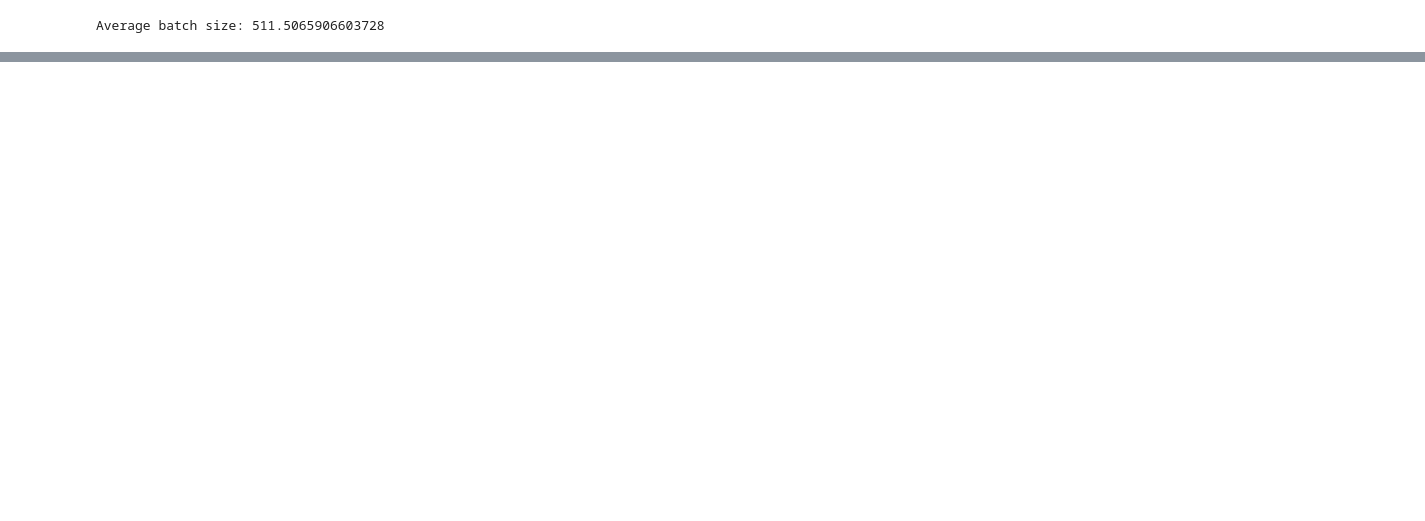
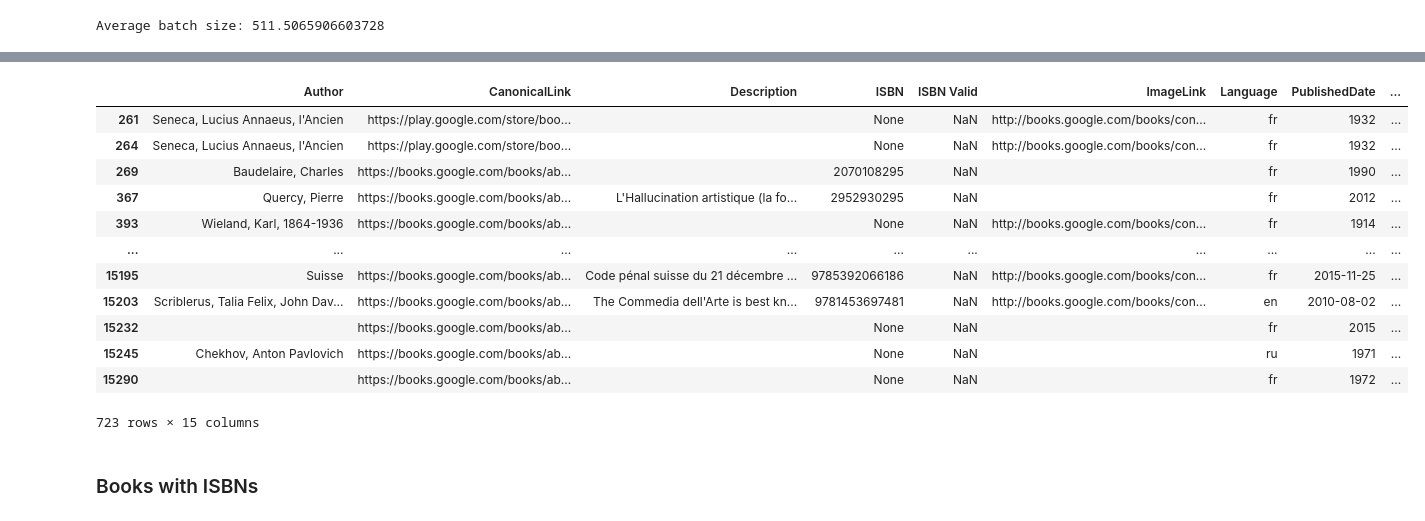
Before and after one commit to ML-brooowss/ML, a Jupyter notebook: data_enhancing.ipynb, the cells around one changed output, grey strips where cells are left out. Cells and saved outputs as stored; diff of their text form; code cells hidden in the pictures; blank space fills up the shorter version.

```diff
--- a/data_enhancing.ipynb
+++ b/data_enhancing.ipynb
@@ -78,13 +45,14 @@ embeddings = []
 # %%
 # Configure your API key
-genai.configure(api_key="AIzaSyAnsLr0ino2o20MUEsZcY4kq2UhvS1RDI4")
+genai.configure(api_key=GOOGLE_API_KEY)
 
 # The name of the embedding model
 embedding_model_name = 'models/embedding-001'
 
+embeddings = []
 batch_size = 400
 # Loop through the items in batches
-for i in range(12800, len(items), batch_size):
+for i in range(0, len(items), batch_size):
     batch = items.iloc[i:i+batch_size]
     texts_to_embed = batch['google_api_title'].tolist()
     responses = genai.embed_content(model=embedding_model_name, content=texts_to_embed)
@@ -98,0 +188,4 @@ items['embedded_title'] = embeddings
+# %%
+nan_books = items[items['ISBN Valid'].isna()]
+# %%
+enhanced_missing_isbn = nan_books['google_api_title'].apply(get_book_info_by_title)
@@ -98,0 +210,9 @@ items['embedded_title'] = embeddings
+# %%
+# Step 1: Handle NaNs
+safe_results = [x if isinstance(x, dict) else {} for x in enhanced_missing_isbn]
+# Step 2: Convert to DataFrame
+info_df = pd.DataFrame(safe_results, index=nan_books.index)
+# Handle subjects list -> sentence
+info_df["Subjects"] = info_df["Subjects"].apply(
+    lambda x: ", ".join(x) if isinstance(x, list) else ""
+)
@@ -99 +233,20 @@ items['embedded_title'] = embeddings
+# %%
+# Step 3: Combine with original DataFrame
+# handle the subjects format first: from list to comma separated sentence
+nan_books_enhanced = nan_books.combine_first(info_df)
+nan_books_enhanced
+# %% [output]
+|  | Author | CanonicalLink | Description | ISBN | ISBN Valid | ImageLink | Language | PublishedDate | ... |
+| 261 | Seneca, Lucius Annaeus, l'Ancien | https://play.google.com/store/boo... |  | None | NaN | http://books.google.com/books/con... | fr | 1932 | ... |
+| 264 | Seneca, Lucius Annaeus, l'Ancien | https://play.google.com/store/boo... |  | None | NaN | http://books.google.com/books/con... | fr | 1932 | ... |
+| 269 | Baudelaire, Charles | https://books.google.com/books/ab... |  | 2070108295 | NaN |  | fr | 1990 | ... |
+| 367 | Quercy, Pierre | https://books.google.com/books/ab... | L'Hallucination artistique (la fo... | 2952930295 | NaN |  | fr | 2012 | ... |
+| 393 | Wieland, Karl, 1864-1936 | https://books.google.com/books/ab... |  | None | NaN | http://books.google.com/books/con... | fr | 1914 | ... |
+| ... | ... | ... | ... | ... | ... | ... | ... | ... | ... |
+| 15195 | Suisse | https://books.google.com/books/ab... | Code pénal suisse du 21 décembre ... | 9785392066186 | NaN | http://books.google.com/books/con... | fr | 2015-11-25 | ... |
+| 15203 | Scriblerus, Talia Felix, John Dav... | https://books.google.com/books/ab... | The Commedia dell'Arte is best kn... | 9781453697481 | NaN | http://books.google.com/books/con... | en | 2010-08-02 | ... |
+| 15232 |  | https://books.google.com/books/ab... |  | None | NaN |  | fr | 2015 | ... |
+| 15245 | Chekhov, Anton Pavlovich | https://books.google.com/books/ab... |  | None | NaN |  | ru | 1971 | ... |
+| 15290 |  | https://books.google.com/books/ab... |  | None | NaN |  | fr | 1972 | ... |
+723 rows × 15 columns
 # %%
@@ -100,0 +254,2 @@ items.to_csv('items_with_embeddings.csv', index=False)
+# %% [markdown]
+### Books with ISBNs
```
Also changed, not shown: parts of 58 cells of this notebook, 30 other files.
